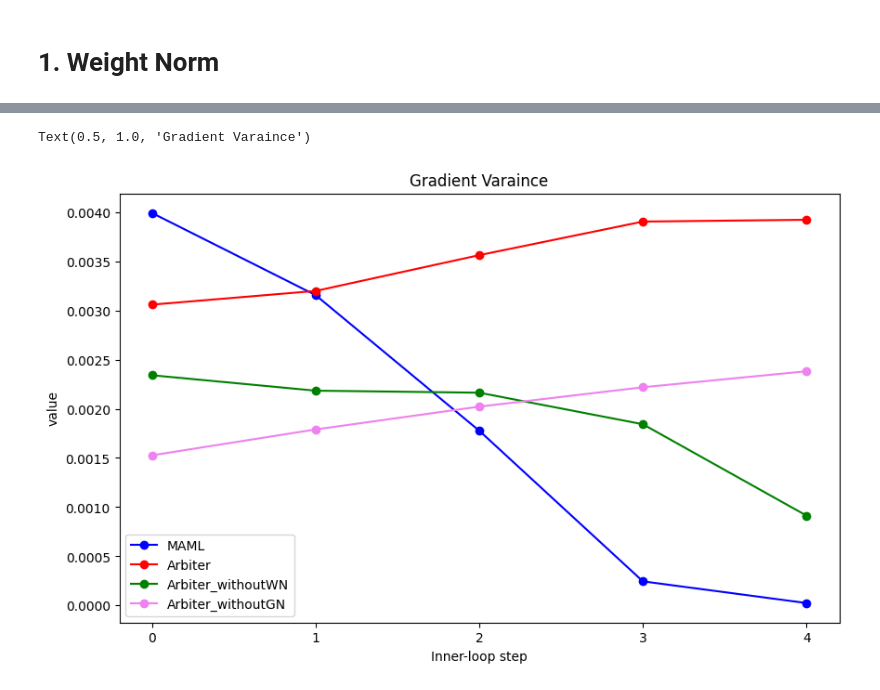
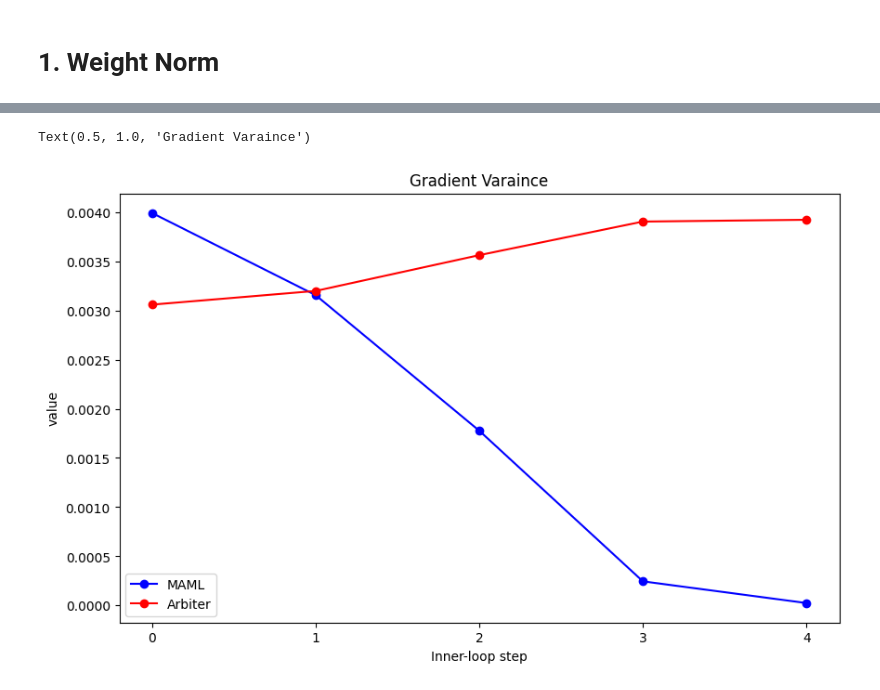
Before and after one commit to SKKUJMLim/MAML, a Jupyter notebook: Test_jupyternotebook/Analytics_integration_Step_ablation.ipynb, the cells around one changed output, grey strips where cells are left out. Saved outputs shown, nothing was run; the diff lists cells and outputs as text; code cells hidden in the pictures.

```diff
--- a/Test_jupyternotebook/Analytics_integration_Step_ablation.ipynb
+++ b/Test_jupyternotebook/Analytics_integration_Step_ablation.ipynb
@@ -186,33 +159,33 @@ for name, group in maml_per_inner_loop_step:
 
 x = range(len(group_names))
 
 maml_mean_df = maml_per_inner_loop_step['all_grads_var'].mean()
 arbiter_mean_df = arbiter_per_inner_loop_step['all_grads_var'].mean()
 arbiter_withoutWN_mean_df = arbiter_withoutWN_per_inner_loop_step['all_grads_var'].mean()
 arbiter_withoutGN_mean_df = arbiter_withoutGN_per_inner_loop_step['all_grads_var'].mean()
 
 maml_means = maml_mean_df.values
 arbiter_means = arbiter_mean_df.values
 arbiter_withoutWN_means = arbiter_withoutWN_mean_df.values
 arbiter_withoutGN_means = arbiter_withoutGN_mean_df.values
 
 # 데이터에 로그 변환 적용
 # maml_means = np.log(maml_means)
 # arbiter_means = np.log(arbiter_means)
 # arbiter_withoutWN_means = np.log(arbiter_withoutWN_means)
 
 # 꺾은선 그래프를 그립니다
 plt.figure(figsize=(10, 6))
 plt.plot(x, maml_means, '-o', color='b', label='MAML')
 plt.plot(x, arbiter_means, '-o', color='r', label='Arbiter')
-plt.plot(x, arbiter_withoutWN_means, '-o', color='g', label='Arbiter_withoutWN')
-plt.plot(x, arbiter_withoutGN_means, '-o', color='violet', label='Arbiter_withoutGN')
+# plt.plot(x, arbiter_withoutWN_means, '-o', color='g', label='Arbiter_withoutWN')
+# plt.plot(x, arbiter_withoutGN_means, '-o', color='violet', label='Arbiter_withoutGN')
 
 plt.legend()
 plt.xticks(x, group_names)
 plt.xlabel('Inner-loop step')
 plt.ylabel('value')
 plt.title('Gradient Varaince')
 # %% [output]
 Text(0.5, 1.0, 'Gradient Varaince')
-[figure, old version]
+[figure, new version]
```
Also changed, not shown: parts of 11 cells of this notebook, 2 other files.
